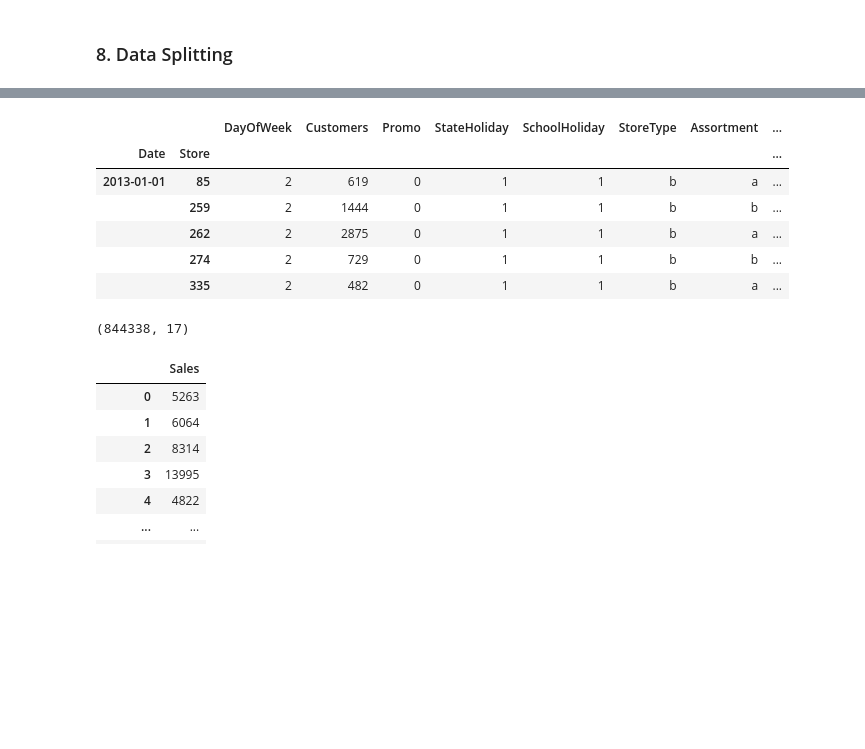
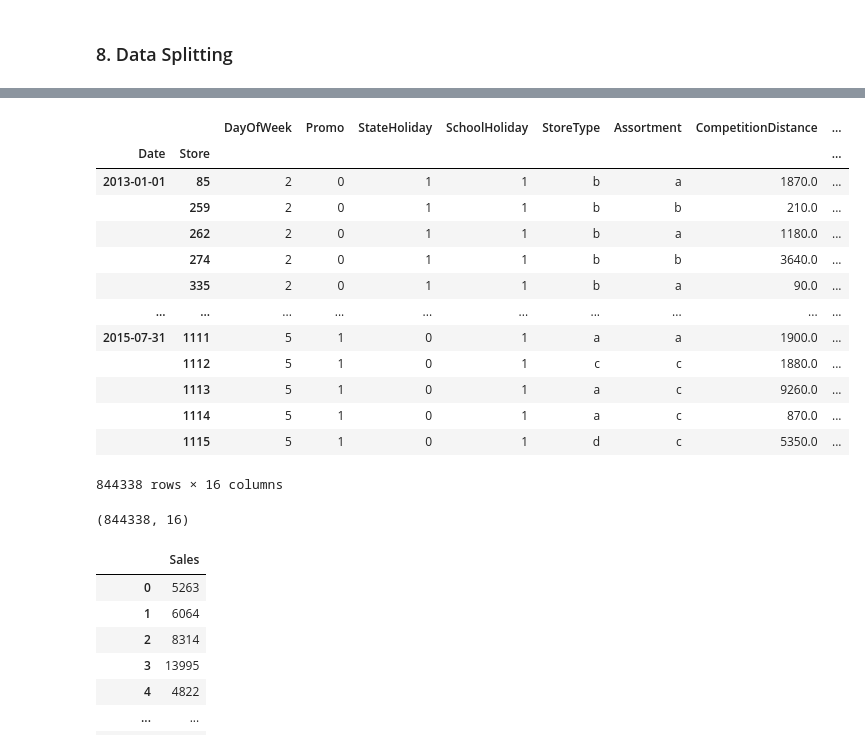
Before and after one commit to pyhtonman0101/Rossmann-Sales-Prediction-, a Jupyter notebook: Rossmann_Sales_Prediction_Capstone_Project.ipynb, the cells around one changed output, grey strips where cells are left out. Cells and saved outputs as stored; diff of their text form; code cells hidden in the pictures; blank space fills up the shorter version.

```diff
--- a/Rossmann_Sales_Prediction_Capstone_Project.ipynb
+++ b/Rossmann_Sales_Prediction_Capstone_Project.ipynb
@@ -138,6 +138,6 @@ Drive already mounted at /content/drive; to attempt to forcibly remount, call dr
 # %%
 # Load Dataset
-sales_df = pd.read_csv('/content/drive/MyDrive/Colab Notebooks/Module 4/Retail Sales Prediction - Mohd Zahid Ansari/Data/Rossmann Stores Data.csv')
+sales_df = pd.read_csv('/content/drive/MyDrive/Colab Notebooks/Module 4/Retail Sales Prediction - Mohd Zahid Ansari/Data/Rossmann Stores Data.csv', parse_dates=['Date'])
 store_df = pd.read_csv('/content/drive/MyDrive/Colab Notebooks/Module 4/Retail Sales Prediction - Mohd Zahid Ansari/Data/store.csv')
 # %% [markdown]
 ### Dataset First View
@@ -1262,20 +1281,30 @@ columns=list(df2.columns)
 columns.remove('Sales')
 columns.append('Sales')
 df2=df2[columns]
+# %%
+# we won't need customers for sales forecasting
+df2.drop('Customers',axis=1,inplace=True)
 # %%
-df2.head()
+df2
 # %% [output]
-|  |  | DayOfWeek | Customers | Promo | StateHoliday | SchoolHoliday | StoreType | Assortment | ... |
+|  |  | DayOfWeek | Promo | StateHoliday | SchoolHoliday | StoreType | Assortment | CompetitionDistance | ... |
 | Date | Store |  |  |  |  |  |  |  | ... |
-| 2013-01-01 | 85 | 2 | 619 | 0 | 1 | 1 | b | a | ... |
-|  | 259 | 2 | 1444 | 0 | 1 | 1 | b | b | ... |
-|  | 262 | 2 | 2875 | 0 | 1 | 1 | b | a | ... |
-|  | 274 | 2 | 729 | 0 | 1 | 1 | b | b | ... |
-|  | 335 | 2 | 482 | 0 | 1 | 1 | b | a | ... |
+| 2013-01-01 | 85 | 2 | 0 | 1 | 1 | b | a | 1870.0 | ... |
+|  | 259 | 2 | 0 | 1 | 1 | b | b | 210.0 | ... |
+|  | 262 | 2 | 0 | 1 | 1 | b | a | 1180.0 | ... |
+|  | 274 | 2 | 0 | 1 | 1 | b | b | 3640.0 | ... |
+|  | 335 | 2 | 0 | 1 | 1 | b | a | 90.0 | ... |
+| ... | ... | ... | ... | ... | ... | ... | ... | ... | ... |
+| 2015-07-31 | 1111 | 5 | 1 | 0 | 1 | a | a | 1900.0 | ... |
+|  | 1112 | 5 | 1 | 0 | 1 | c | c | 1880.0 | ... |
+|  | 1113 | 5 | 1 | 0 | 1 | a | c | 9260.0 | ... |
+|  | 1114 | 5 | 1 | 0 | 1 | a | c | 870.0 | ... |
+|  | 1115 | 5 | 1 | 0 | 1 | d | c | 5350.0 | ... |
+844338 rows × 16 columns
 # %%
 df2.shape
 # %% [output]
-(844338, 17)
+(844338, 16)
 # %%
 dependant_varible = ["Sales"]
 df[dependant_varible]
```
Also changed, not shown: parts of 98 cells of this notebook.
